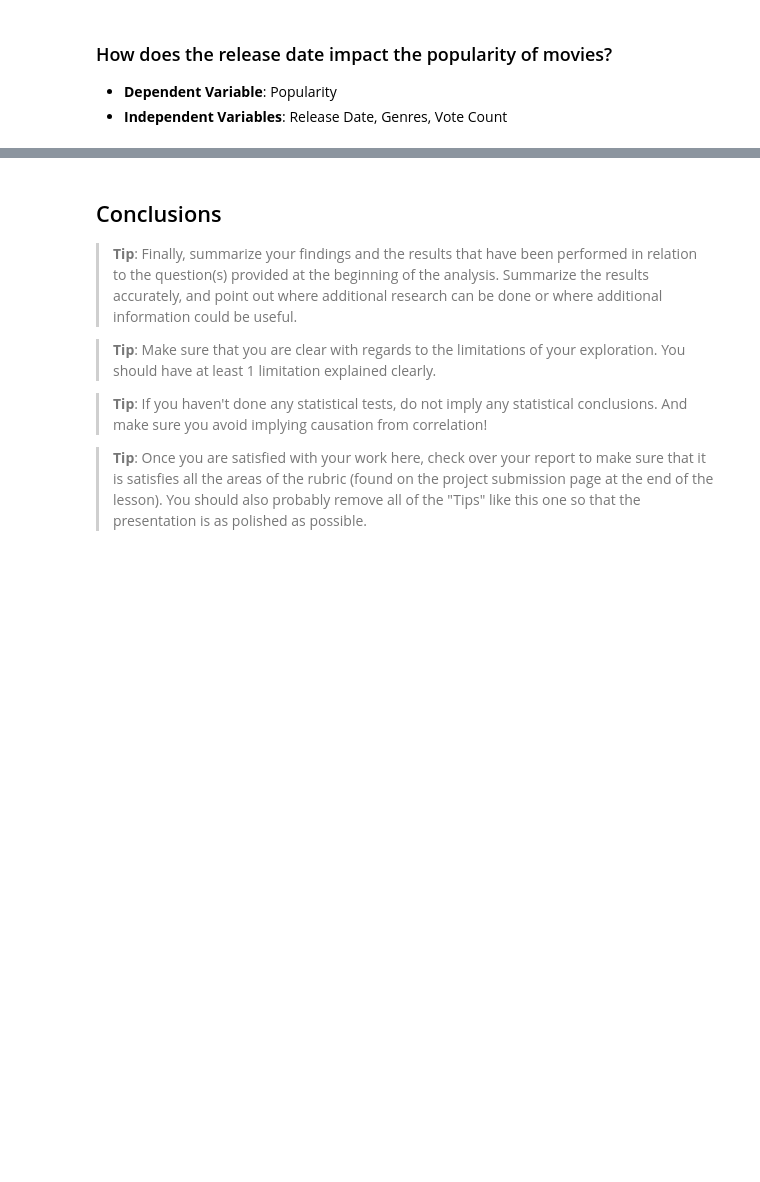
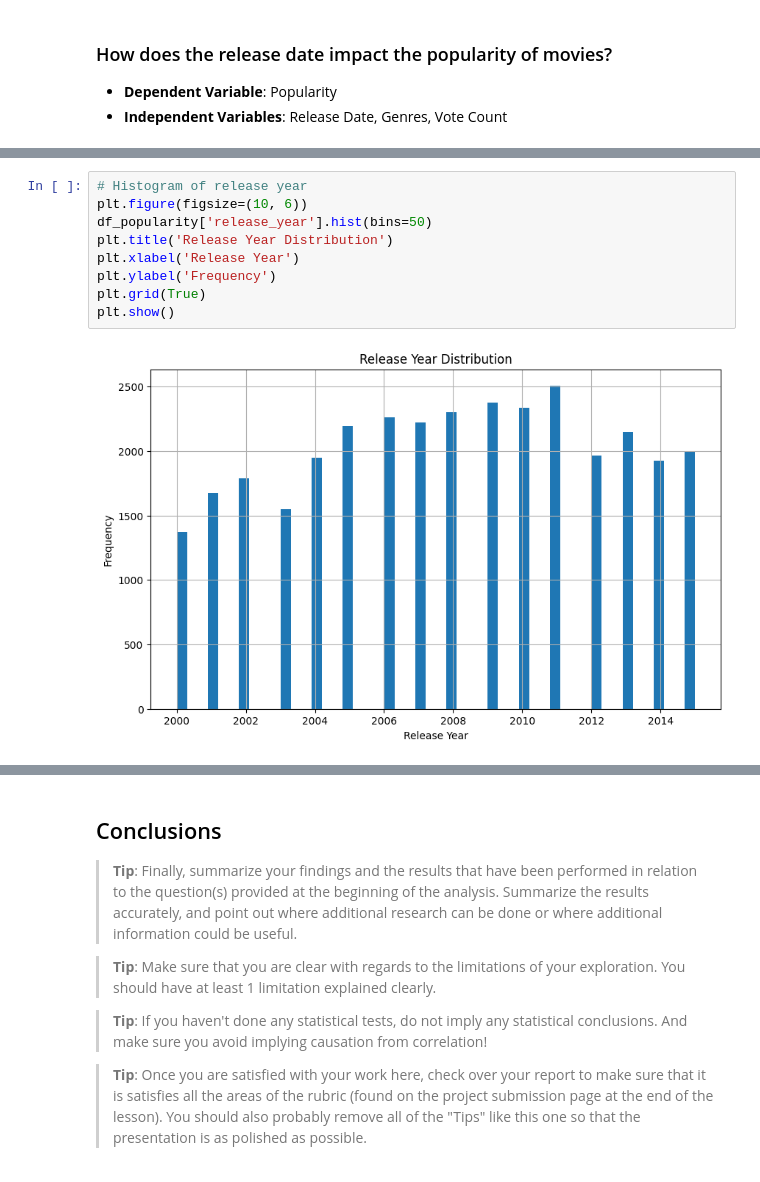
Before and after one commit to PrzemekJedruch/Project_Invest_Movies_Data, a Jupyter notebook: Investigate_a_Dataset.ipynb, the cells around one changed output, grey strips where cells are left out. Cells and saved outputs as stored; diff of their text form; blank space fills up the shorter version.

```diff
--- a/Investigate_a_Dataset.ipynb
+++ b/Investigate_a_Dataset.ipynb
@@ -535,0 +584,11 @@ plt.show()
+# %%
+# Histogram of release year
+plt.figure(figsize=(10, 6))
+df_popularity['release_year'].hist(bins=50)
+plt.title('Release Year Distribution')
+plt.xlabel('Release Year')
+plt.ylabel('Frequency')
+plt.grid(True)
+plt.show()
+# %% [output]
+[figure, added]
```
Also changed, not shown: parts of 43 cells of this notebook.
